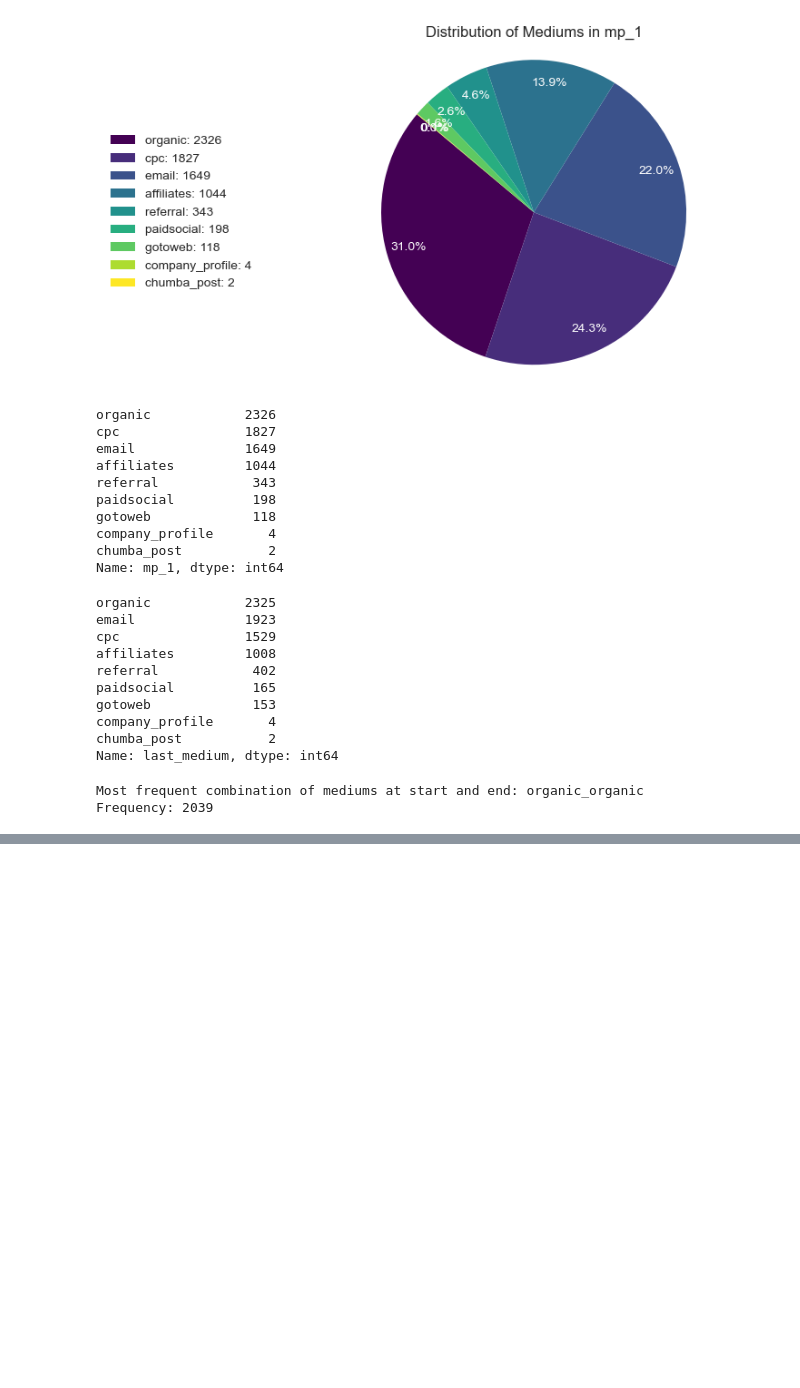
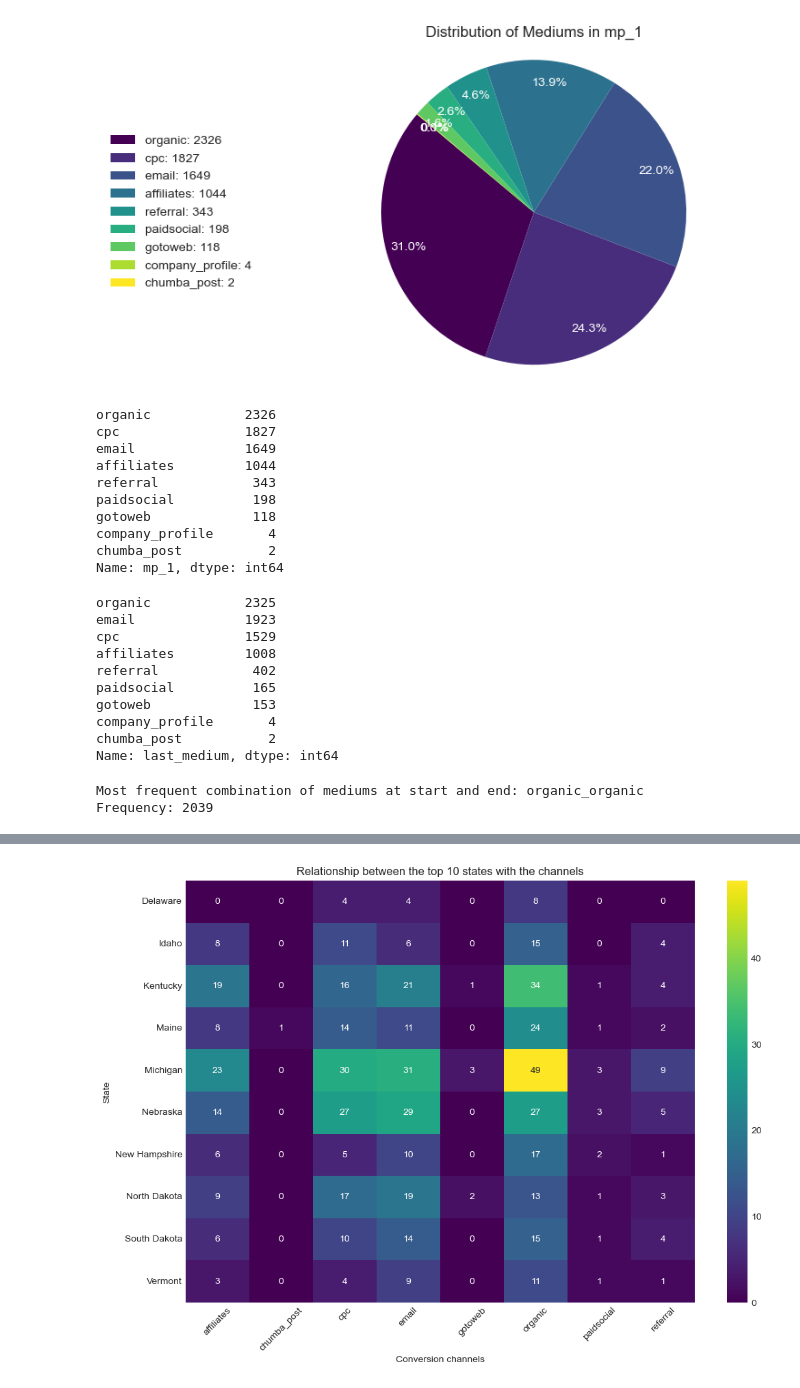
Before and after one commit to Andreadatalu/Marketing_analyst_challenge_2024, a Jupyter notebook: Marketing Analyst - Challenge - Part 2/Marketing Analyst - Challenge - Part 2 [Analysis].ipynb, the cells around one changed output, grey strips where cells are left out. Drawn from its saved outputs; the diff is of its cells as text; code cells hidden in the pictures; blank space fills up the shorter version.

```diff
--- a/Marketing Analyst - Challenge - Part 2/Marketing Analyst - Challenge - Part 2 [Analysis].ipynb
+++ b/Marketing Analyst - Challenge - Part 2/Marketing Analyst - Challenge - Part 2 [Analysis].ipynb
@@ -680,0 +703,7 @@ plt.show()
+# %%
+# CR for each state considering the total first contact of each state
+total_users_by_state = data['state_fill'].value_counts()
+total_converted_by_state = conversion_data['state_fill'].value_counts()
+conversion_percentage_by_state = (total_converted_by_state / total_users_by_state * 100).sort_values(ascending=False)
+print("Conversion percentage by state:")
+conversion_percentage_by_state
@@ -680,0 +768,20 @@ plt.show()
+# %%
+# New relationship between channels with the CR considering the number of contacts with each state.
+
+top_10_states = conversion_percentage_by_state.head(10).index.tolist()
+
+top_10_data = conversion_data[conversion_data['state_fill'].isin(top_10_states)]
+top_10_data = top_10_data[top_10_data['last_medium'] != 'no medium']
+
+contingency_table = pd.crosstab(top_10_data['state_fill'], top_10_data['last_medium'])
+
+plt.figure(figsize=(12, 8))
+sns.heatmap(contingency_table, cmap='viridis', annot=True, fmt='d', cbar=True)
+plt.title('Relationship between the top 10 states with the channels')
+plt.xlabel('Conversion channels')
+plt.ylabel('State')
+plt.xticks(rotation=45)
+plt.yticks(rotation=0)
+plt.show()
+# %% [output]
+[figure, added]
```
Also changed, not shown: parts of 32 cells of this notebook.
